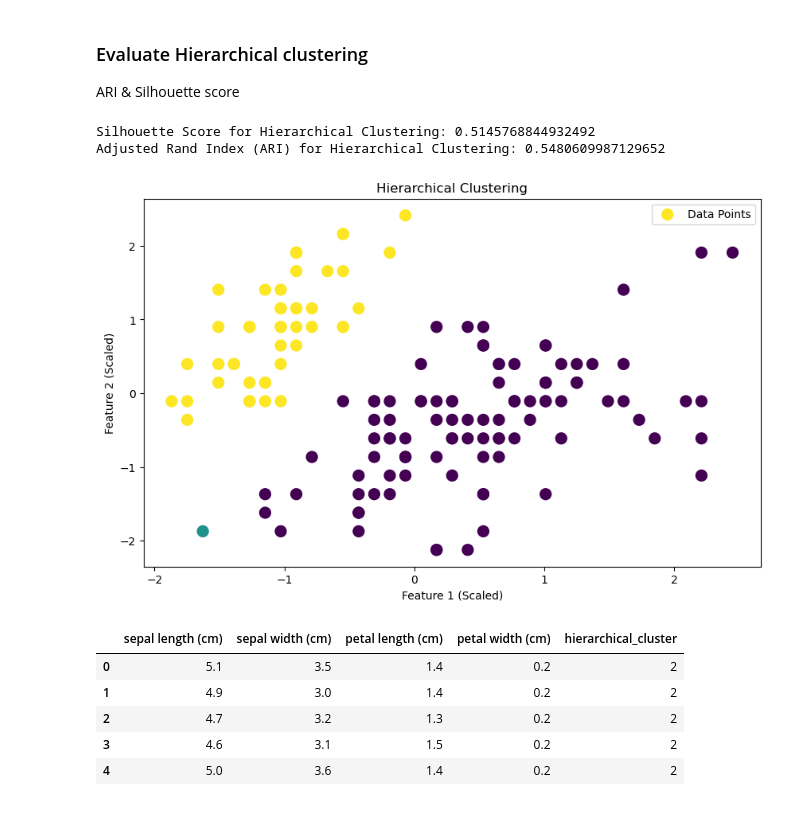
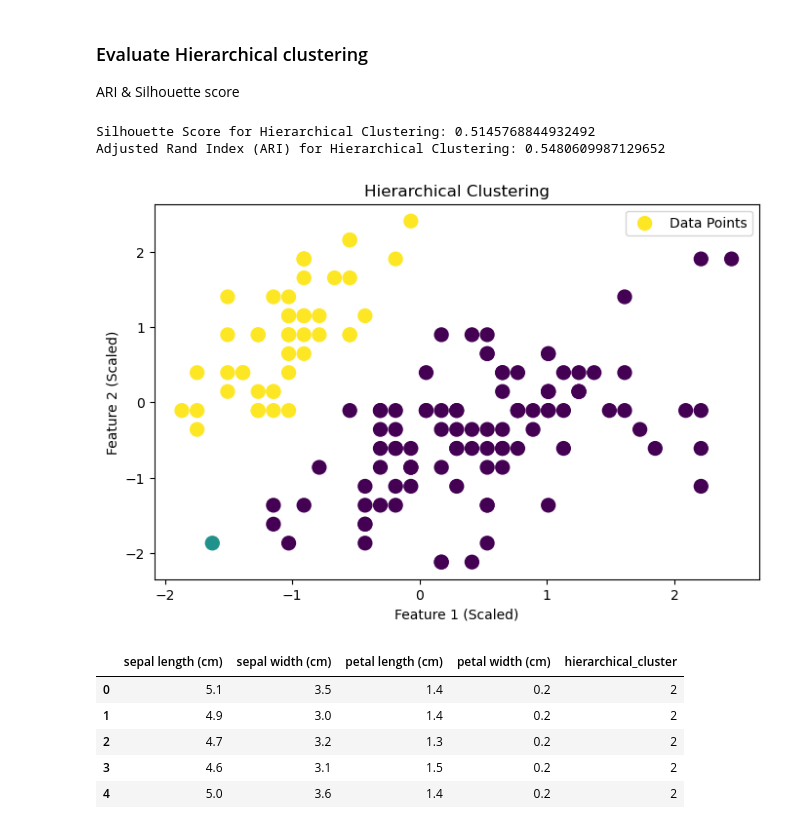
Before and after one commit to Johnnysnipes90/Clustering-Iris-dataset, a Jupyter notebook: Notebook.ipynb, the cells around one changed output. Saved outputs shown, nothing was run; the diff lists cells and outputs as text; code cells hidden in the pictures.

```diff
--- a/Notebook.ipynb
+++ b/Notebook.ipynb
@@ -424,35 +434,35 @@ ARI & Silhouette score
 silhouette_avg_hc = silhouette_score(X_scaled, df_cleaned['hierarchical_cluster'])
 print(f"Silhouette Score for Hierarchical Clustering: {silhouette_avg_hc}")
 
 # Compare Hierarchical Clustering with species labels using Adjusted Rand Index
 ari_score_hc = adjusted_rand_score(df_cleaned['species'], df_cleaned['hierarchical_cluster'])
 print(f"Adjusted Rand Index (ARI) for Hierarchical Clustering: {ari_score_hc}")
 
 # Visualize Hierarchical Clustering
-plt.figure(figsize=(10, 6))
+plt.figure(figsize=(8, 5))
 
 # Scatter plot for Hierarchical Clustering
 plt.scatter(
     X_scaled[:, 0],
     X_scaled[:, 1],
     c=df_cleaned['hierarchical_cluster'],
     cmap='viridis',
     s=100,
     label='Data Points',
 )
 
 # Add titles and labels
 plt.title("Hierarchical Clustering")
 plt.xlabel("Feature 1 (Scaled)")
 plt.ylabel("Feature 2 (Scaled)")
 plt.legend()
 
 # Show the plot
 plt.show()
 # %% [output]
 Silhouette Score for Hierarchical Clustering: 0.5145768844932492
 Adjusted Rand Index (ARI) for Hierarchical Clustering: 0.5480609987129652
-[figure, old version]
+[figure, new version]
 # %%
 # Check the clusters assigned by hierarchical clustering
 df_cleaned[['sepal length (cm)', 'sepal width (cm)', 'petal length (cm)', 'petal width (cm)', 'hierarchical_cluster']].head()
```
Also changed, not shown: parts of 2 cells of this notebook, 5 other files.
